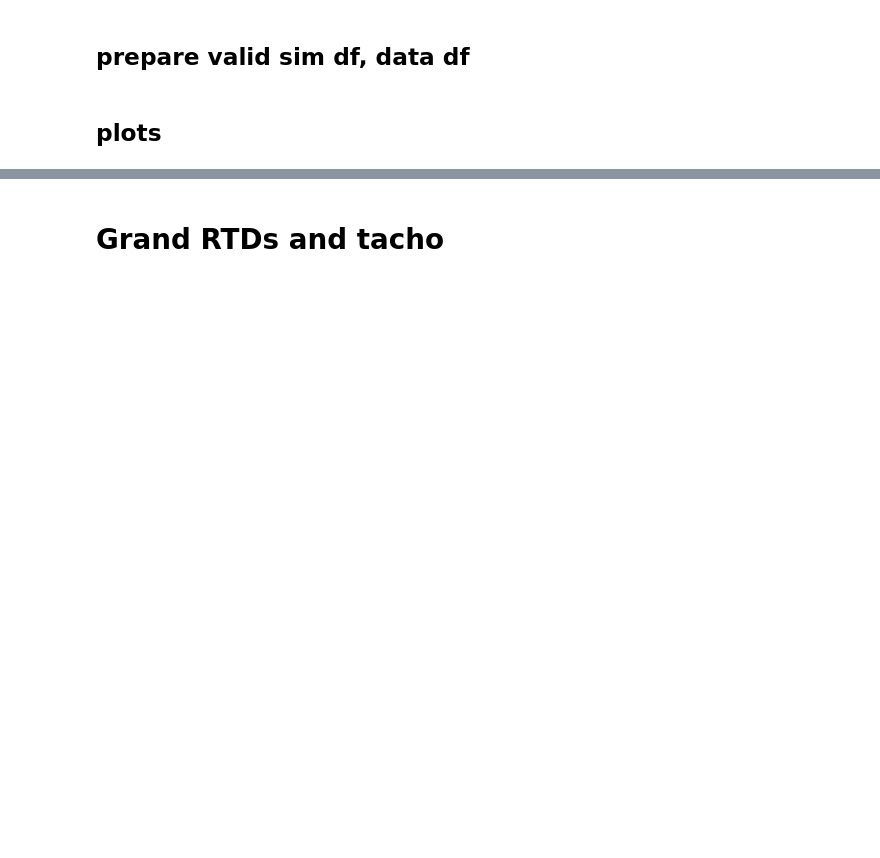
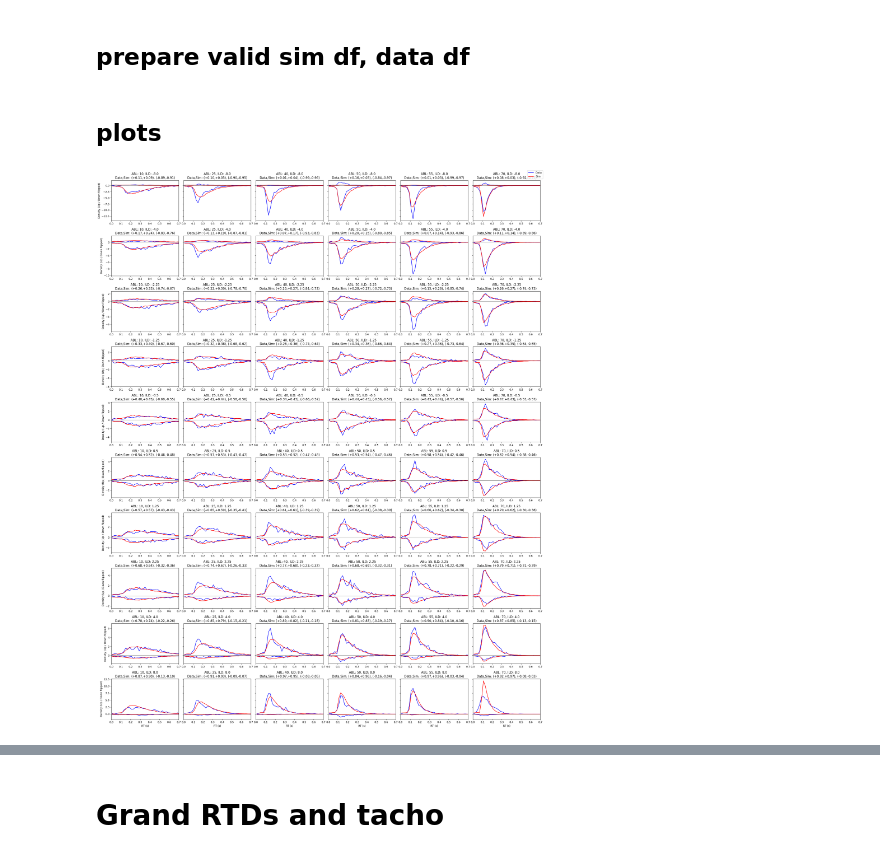
Before and after one commit to rakaar/ddm_data, a Jupyter notebook: explore_more_data/fit_comparable.ipynb, the cells around one changed output, grey strips where cells are left out. Drawn from its saved outputs; the diff is of its cells as text; code cells hidden in the pictures; blank space fills up the shorter version.

```diff
--- a/explore_more_data/fit_comparable.ipynb
+++ b/explore_more_data/fit_comparable.ipynb
@@ -464,7 +377,7 @@ theta_E = vp_samples[:, 2].mean()
 w = vp_samples[:, 3].mean()
 Z_E = (w - 0.5) * 2 * theta_E
 t_E_aff = vp_samples[:, 4].mean()
-rate_norm_l = vp_samples[:, 5].mean()
+del_go = vp_samples[:, 5].mean()
 
 # Print them out
 print("Posterior Means:")
@@ -473,4 +386,4 @@ print(f"T_0 (ms)      = {1e3*T_0:.5f}")
 print(f"theta_E       = {theta_E:.5f}")
 print(f"Z_E           = {Z_E:.5f}")
 print(f"t_E_aff       = {1e3*t_E_aff:.5f} ms")
-print(f"rate_norm_l   = {rate_norm_l:.5f}")
+print(f"del_go   = {del_go:.5f}")
@@ -480,12 +405,14 @@ print(f"rate_norm_l   = {rate_norm_l:.5f}")
 # sample t-stim
 N_sim = int(1e6)
 
-t_stim_samples = df_led_off['intended_fix'].sample(N_sim, replace=True).values
-ABL_samples = df_led_off['ABL'].sample(N_sim, replace=True).values
-ILD_samples = df_led_off['ILD'].sample(N_sim, replace=True).values
+t_stim_samples = df_valid_and_aborts['intended_fix'].sample(N_sim, replace=True).values
+ABL_samples = df_valid_and_aborts['ABL'].sample(N_sim, replace=True).values
+ILD_samples = np.random.choice(np.setdiff1d(df_valid_and_aborts['ILD'].unique(), [0]), size=N_sim, replace=True)
 
 N_print = int(N_sim / 5)
 dt  = 1e-4
+
+rate_norm_l = 0
 
 sim_results = Parallel(n_jobs=30)(
     delayed(psiam_tied_data_gen_wrapper_rate_norm_fn)(
@@ -518,9 +437,12 @@ sim_results_df_valid = sim_results_df[
 sim_results_df_valid.loc[:, 'correct'] = (sim_results_df_valid['ILD'] * sim_results_df_valid['choice']).apply(lambda x: 1 if x > 0 else 0)
 
 
-df_led_off_valid_renamed = df_led_off_valid.rename(columns = {
-    'timed_fix': 'rt',
-    'intended_fix': 't_stim'
+# remove correct column from df_valid_and_aborts
+df_valid_less_than_1 = df_valid_less_than_1.drop(columns=['correct']).copy()
+df_led_off_valid_renamed = df_valid_less_than_1.rename(columns = {
+    'TotalFixTime': 'rt',
+    'intended_fix': 't_stim',
+    'accuracy': 'correct'
 }).copy()
 
 sim_df_1 = sim_results_df_valid.copy()
@@ -531,13 +453,14 @@ data_df_1 = df_led_off_valid_renamed.copy()
 bw = 0.02
 bins = np.arange(0, 1, bw)
 bin_centers = bins[:-1] + (0.5 * bw)
+ILD_arr_minus_zero = [x for x in ILD_arr if x != 0]
 
-n_rows = len(ILD_arr)
+n_rows = len(ILD_arr_minus_zero)
 n_cols = len(ABL_arr)
 
 fig, axs = plt.subplots(n_rows, n_cols, figsize=(4 * n_cols, 3 * n_rows), sharey='row')
 
-for i_idx, ILD in enumerate(ILD_arr):
+for i_idx, ILD in enumerate(ILD_arr_minus_zero):
     for a_idx, ABL in enumerate(ABL_arr):
         ax = axs[i_idx, a_idx] if n_rows > 1 else axs[a_idx]
 
@@ -568,33 +491,35 @@ for i_idx, ILD in enumerate(ILD_arr):
         # Plot
         ax.plot(bin_centers, data_up_hist, color='b', label='Data' if (i_idx == 0 and a_idx == 0) else "")
         ax.plot(bin_centers, -data_down_hist, color='b')
         ax.plot(bin_centers, sim_up_hist, color='r', label='Sim' if (i_idx == 0 and a_idx == 0) else "")
         ax.plot(bin_centers, -sim_down_hist, color='r')
 
         # Compute fractions
         data_total = len(data_df_1_ABL_ILD)
         sim_total = len(sim_df_1_ABL_ILD)
         data_up_frac = len(data_up) / data_total if data_total else 0
         data_down_frac = len(data_down) / data_total if data_total else 0
         sim_up_frac = len(sim_up) / sim_total if sim_total else 0
         sim_down_frac = len(sim_down) / sim_total if sim_total else 0
 
         ax.set_title(
             f"ABL: {ABL}, ILD: {ILD}\n"
             f"Data,Sim: (+{data_up_frac:.2f},+{sim_up_frac:.2f}), "
             f"(-{data_down_frac:.2f},-{sim_down_frac:.2f})"
         )
 
         ax.axhline(0, color='k', linewidth=0.5)
         ax.set_xlim([0, 0.7])
         if a_idx == 0:
             ax.set_ylabel("Density (Up / Down flipped)")
         if i_idx == n_rows - 1:
             ax.set_xlabel("RT (s)")
 
 fig.tight_layout()
 fig.legend(loc='upper right')
 plt.show()
+# %% [output]
+[figure, added]
 # %%
 bw = 0.02
 bins = np.arange(0, 1, bw)
```
Also changed, not shown: parts of 27 cells of this notebook, 5 other files.
